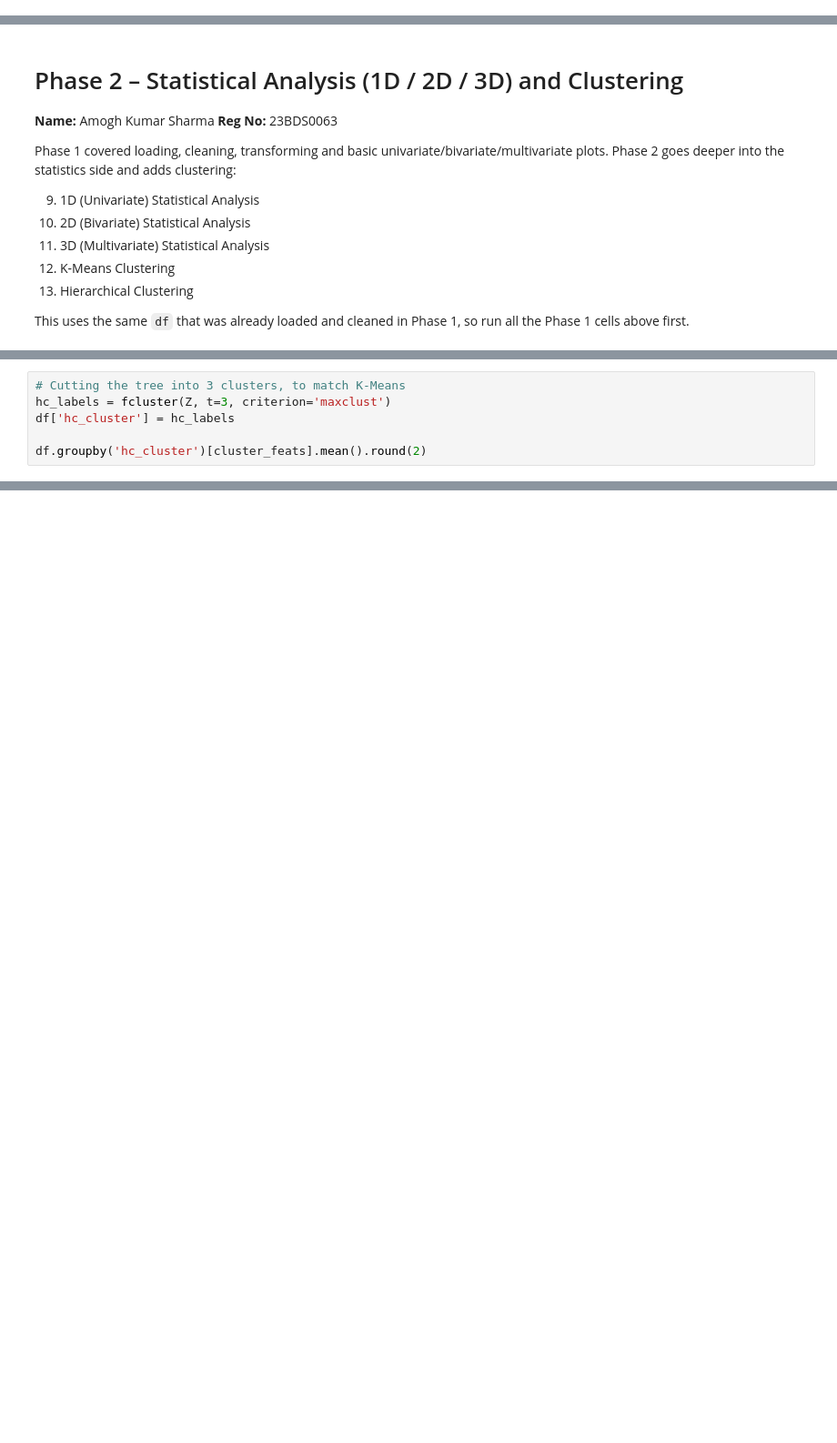
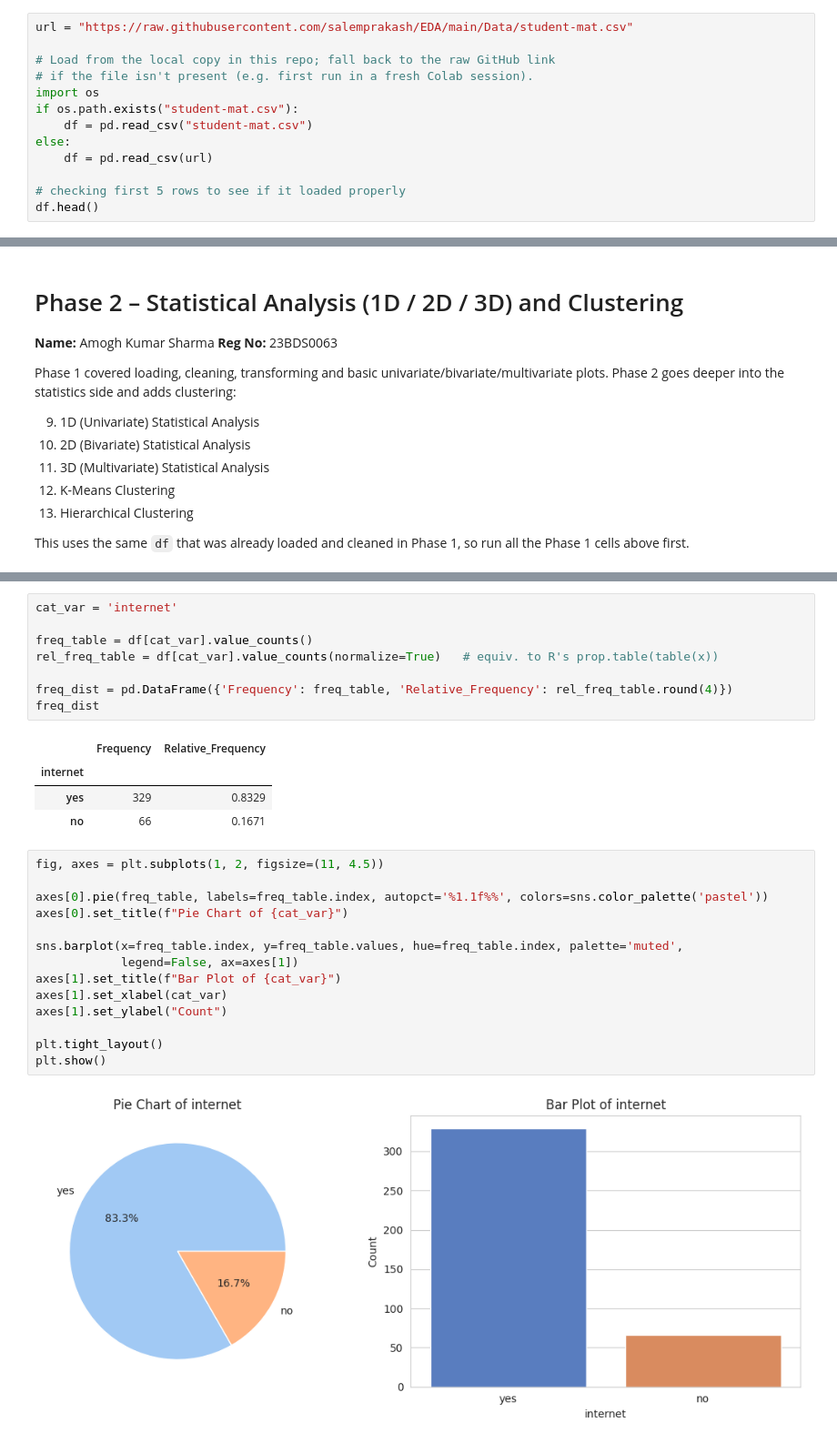
Before and after one commit to amoghsharma6996/AmoghKumarSharma23BDS0063, a Jupyter notebook: EDA_Phase1_Amogh.ipynb, the cells around one changed output, grey strips where cells are left out. Shown at 91% size. Saved outputs shown, nothing was run; the diff lists cells and outputs as text; blank space fills up the shorter version.

```diff
--- a/EDA_Phase1_Amogh.ipynb
+++ b/EDA_Phase1_Amogh.ipynb
@@ -48,0 +34,13 @@ df.head()
+# %%
+url = "https://raw.githubusercontent.com/salemprakash/EDA/main/Data/student-mat.csv"
+
+# Load from the local copy in this repo; fall back to the raw GitHub link
+# if the file isn't present (e.g. first run in a fresh Colab session).
+import os
+if os.path.exists("student-mat.csv"):
+    df = pd.read_csv("student-mat.csv")
+else:
+    df = pd.read_csv(url)
+
+# checking first 5 rows to see if it loaded properly
+df.head()
@@ -676,6 +427,0 @@ plt.show()
-# %%
-# Cutting the tree into 3 clusters, to match K-Means
-hc_labels = fcluster(Z, t=3, criterion='maxclust')
-df['hc_cluster'] = hc_labels
-
-df.groupby('hc_cluster')[cluster_feats].mean().round(2)
@@ -718,0 +489,29 @@ This completes all Phase 2 requirements (1D/2D/3D statistical analysis, K-Means
+# %%
+cat_var = 'internet'
+
+freq_table = df[cat_var].value_counts()
+rel_freq_table = df[cat_var].value_counts(normalize=True)   # equiv. to R's prop.table(table(x))
+
+freq_dist = pd.DataFrame({'Frequency': freq_table, 'Relative_Frequency': rel_freq_table.round(4)})
+freq_dist
+# %% [output]
+|  | Frequency | Relative_Frequency |
+| internet |  |  |
+| yes | 329 | 0.8329 |
+| no | 66 | 0.1671 |
+# %%
+fig, axes = plt.subplots(1, 2, figsize=(11, 4.5))
+
+axes[0].pie(freq_table, labels=freq_table.index, autopct='%1.1f%%', colors=sns.color_palette('pastel'))
+axes[0].set_title(f"Pie Chart of {cat_var}")
+
+sns.barplot(x=freq_table.index, y=freq_table.values, hue=freq_table.index, palette='muted',
+            legend=False, ax=axes[1])
+axes[1].set_title(f"Bar Plot of {cat_var}")
+axes[1].set_xlabel(cat_var)
+axes[1].set_ylabel("Count")
+
+plt.tight_layout()
+plt.show()
+# %% [output]
+[figure, added]
```
Also changed, not shown: parts of 87 cells of this notebook.
